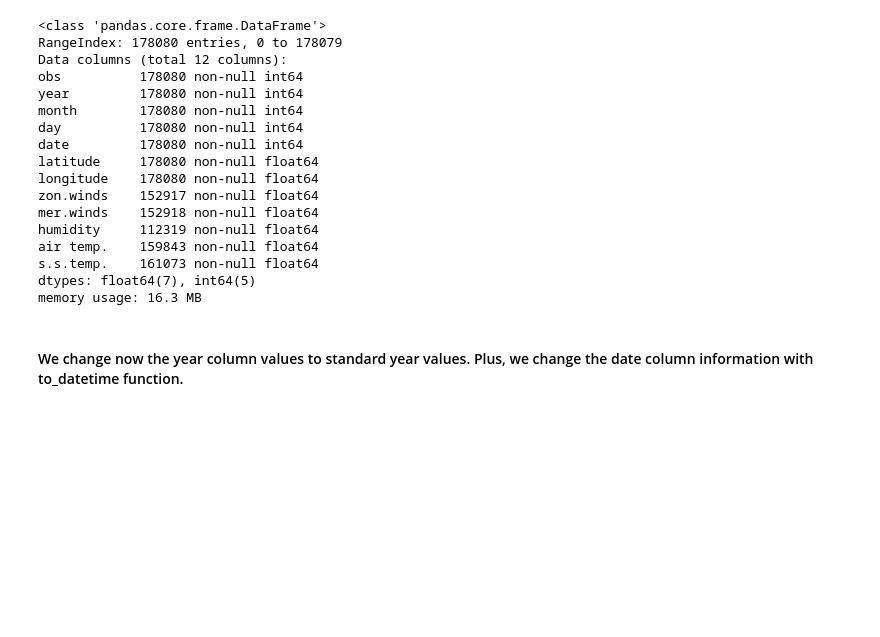
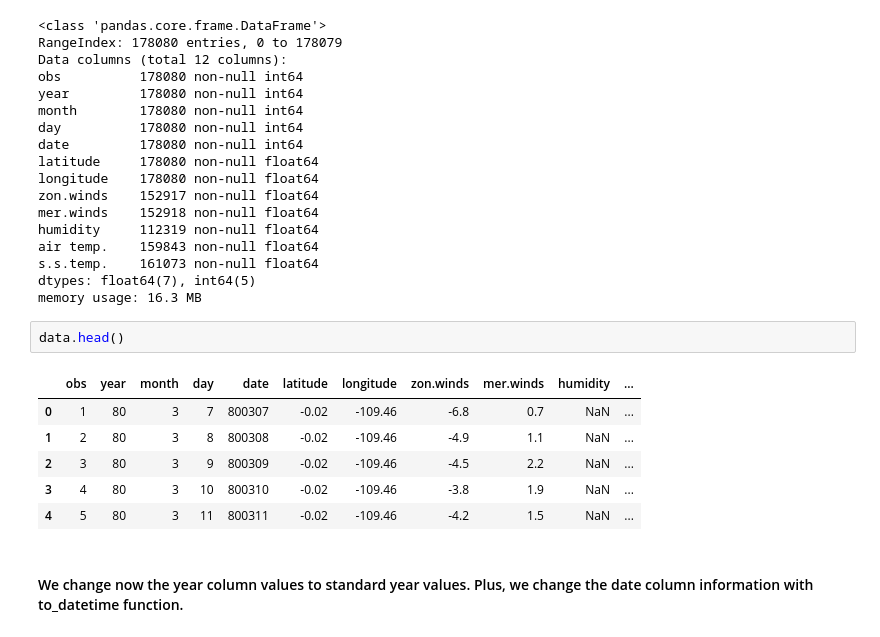
Before and after one commit to dvsun/Final_Project, a Jupyter notebook: Analysis/Import and Clean.ipynb, the cells around one changed output. Drawn from its saved outputs; the diff is of its cells as text; blank space fills up the shorter version.

```diff
--- a/Analysis/Import and Clean.ipynb
+++ b/Analysis/Import and Clean.ipynb
@@ -112,6 +112,15 @@ air temp.    159843 non-null float64
 s.s.temp.    161073 non-null float64
 dtypes: float64(7), int64(5)
 memory usage: 16.3 MB
+# %%
+data.head()
+# %% [output]
+|  | obs | year | month | day | date | latitude | longitude | zon.winds | mer.winds | humidity | ... |
+| 0 | 1 | 80 | 3 | 7 | 800307 | -0.02 | -109.46 | -6.8 | 0.7 | NaN | ... |
+| 1 | 2 | 80 | 3 | 8 | 800308 | -0.02 | -109.46 | -4.9 | 1.1 | NaN | ... |
+| 2 | 3 | 80 | 3 | 9 | 800309 | -0.02 | -109.46 | -4.5 | 2.2 | NaN | ... |
+| 3 | 4 | 80 | 3 | 10 | 800310 | -0.02 | -109.46 | -3.8 | 1.9 | NaN | ... |
+| 4 | 5 | 80 | 3 | 11 | 800311 | -0.02 | -109.46 | -4.2 | 1.5 | NaN | ... |
 # %% [markdown]
 #### We change now the year column values to standard year values. Plus, we change the date column information with to_datetime function.
 # %%
```
Also changed, not shown: parts of 5 cells of this notebook, 1 other file.
